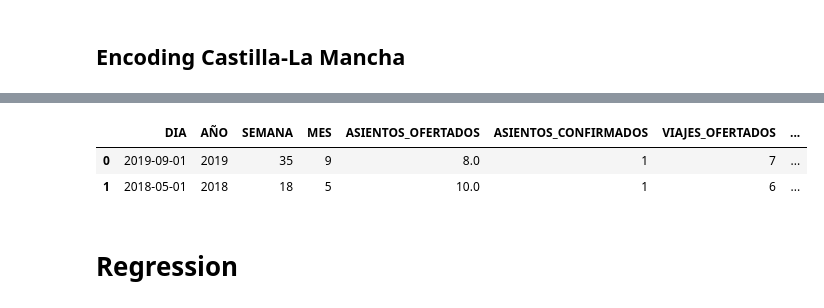
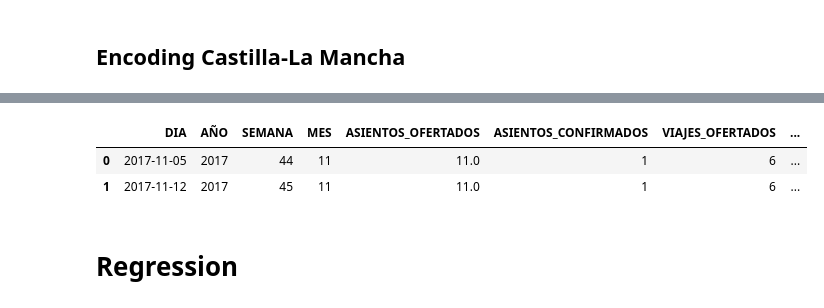
Before and after one commit to JoseAlbertoSeco/BlablacarCarpooling_DataMining, a Jupyter notebook: notebooks/Regression.ipynb, the cells around one changed output, grey strips where cells are left out. Drawn from its saved outputs; the diff is of its cells as text; code cells hidden in the pictures.

```diff
--- a/notebooks/Regression.ipynb
+++ b/notebooks/Regression.ipynb
@@ -50,5 +32,5 @@ andalucia.head(3)
 # %%
-clm = pd.read_csv("df_CLM.csv")
+clm = pd.read_csv("df_castilla.csv")
 clm = clm.drop(clm.columns[[0]], axis=1)
 clm.head(3)
 # %% [output]
@@ -126,16 +109,14 @@ clm_to_encode = clm.copy()
 clm_to_encode['ORIGEN_LE'] = clm['ORIGEN'].astype('category').cat.codes
 # %%
 clm_to_encode['DESTINO_LE'] = clm['DESTINO'].astype('category').cat.codes
-# %%
-clm_to_encode['CA_ORIGEN_LE'] = clm['CA_ORIGEN'].astype('category').cat.codes
-# %%
-clm_to_encode['CA_DESTINO_LE'] = clm['CA_DESTINO'].astype('category').cat.codes
 # %%
 clm_to_encode['PROVINCIA_ORIGEN_LE'] = clm['PROVINCIA_ORIGEN'].astype('category').cat.codes
 # %%
 clm_to_encode['PROVINCIA_DESTINO_LE'] = clm['PROVINCIA_DESTINO'].astype('category').cat.codes
 # %%
 clm_to_encode['INTERPROVINCIAL_LE'] = clm['INTERPROVINCIAL'].astype('category').cat.codes
+# %%
+clm_to_encode['FESTIVO_LE'] = clm_to_encode['Festivo'].astype('category').cat.codes
 # %%
 clm_to_encode.tail(5)
 # %% [output]
@@ -148,10 +129,10 @@ clm_to_encode.tail(5)
 # %%
-clm_encoded = clm_to_encode.drop(columns=['ORIGEN', 'DESTINO', 'CA_ORIGEN', 'CA_DESTINO', 'PROVINCIA_ORIGEN', 'PROVINCIA_DESTINO', 'INTERPROVINCIAL', 'PAIS'])
+clm_encoded = clm_to_encode.drop(columns=['ORIGEN', 'DESTINO', 'CA_ORIGEN', 'CA_DESTINO', 'PROVINCIA_ORIGEN', 'PROVINCIA_DESTINO', 'INTERPROVINCIAL', 'PAIS', 'Festivo'])
 clm_encoded.head(2)
 # %% [output]
 |  | DIA | AÑO | SEMANA | MES | ASIENTOS_OFERTADOS | ASIENTOS_CONFIRMADOS | VIAJES_OFERTADOS | ... |
-| 0 | 2019-09-01 | 2019 | 35 | 9 | 8.0 | 1 | 7 | ... |
-| 1 | 2018-05-01 | 2018 | 18 | 5 | 10.0 | 1 | 6 | ... |
+| 0 | 2017-11-05 | 2017 | 44 | 11 | 11.0 | 1 | 6 | ... |
+| 1 | 2017-11-12 | 2017 | 45 | 11 | 11.0 | 1 | 6 | ... |
 # %% [markdown]
 # Regression
 # %% [markdown]
```
Also changed, not shown: parts of 55 cells of this notebook.
